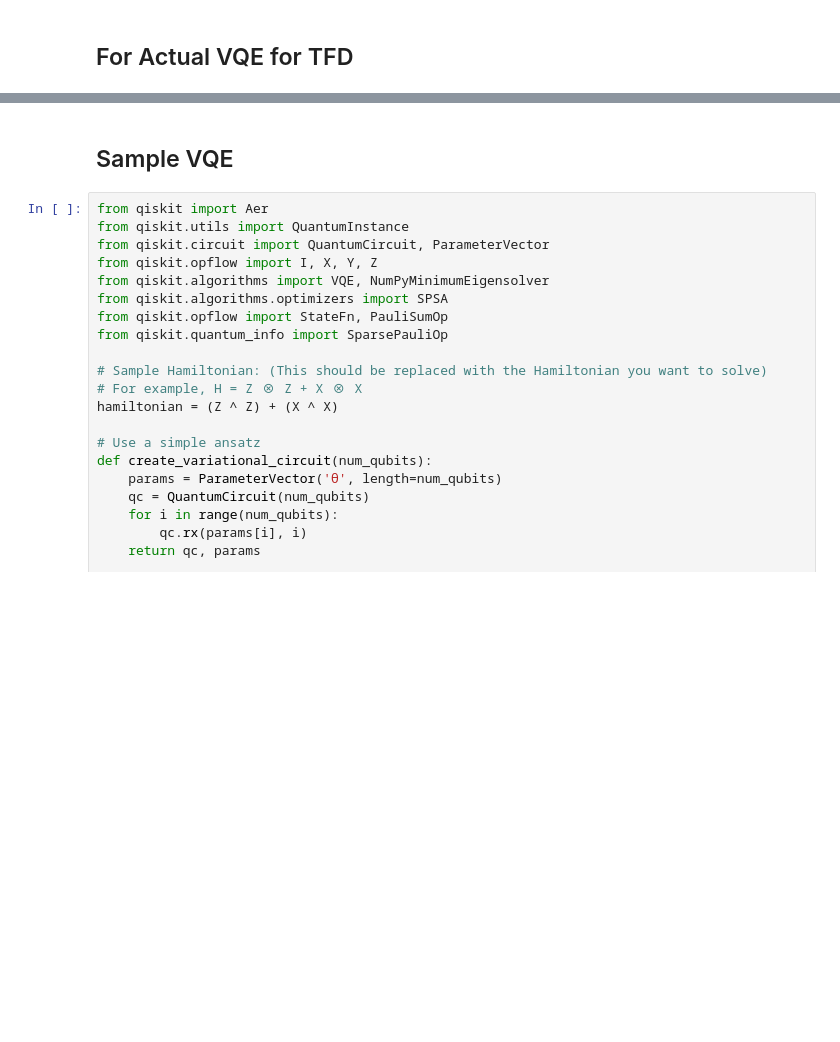
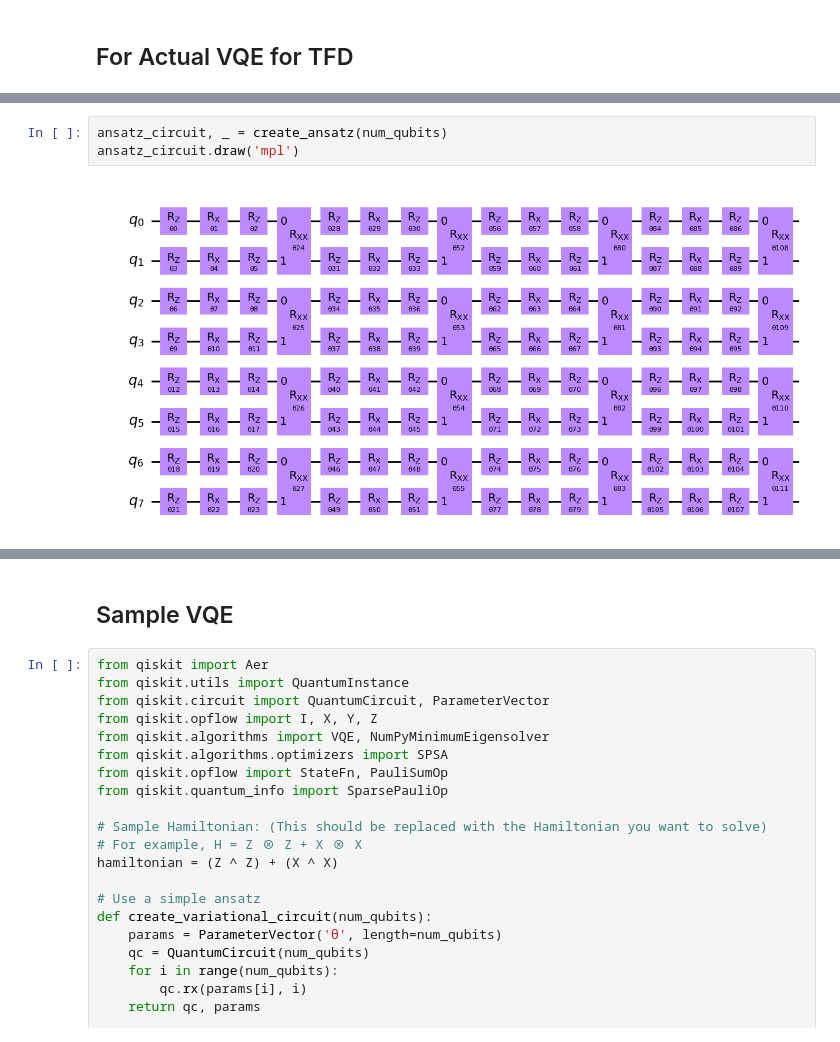
Before and after one commit to soundwaverohit/HybridQuantumClassicalEncoder-MolecularSystems, a Jupyter notebook: SYK_Hamiltonian_HA_Model/SYK_Model.ipynb, the cells around one changed output, grey strips where cells are left out. Drawn from its saved outputs; the diff is of its cells as text; blank space fills up the shorter version.

```diff
--- a/SYK_Hamiltonian_HA_Model/SYK_Model.ipynb
+++ b/SYK_Hamiltonian_HA_Model/SYK_Model.ipynb
@@ -525,3 +543,8 @@ Exact Solver Result: -5.3155751414375985
+# %%
+ansatz_circuit, _ = create_ansatz(num_qubits)
+ansatz_circuit.draw('mpl')
+# %% [output]
+[figure, added]
 # %%
 ansatz_circuit, _ = create_ansatz(num_qubits)
 ansatz_circuit.draw('mpl')
```
Also changed, not shown: parts of 10 cells of this notebook, 1 other file.
